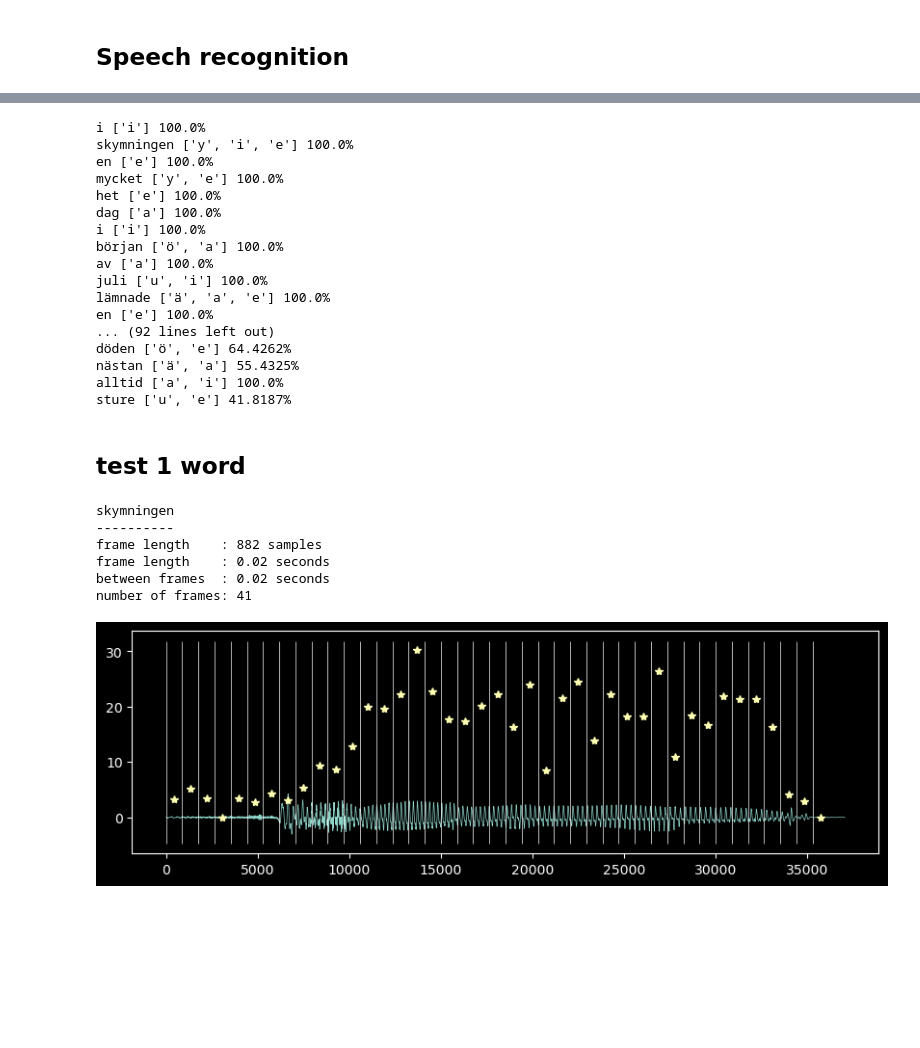
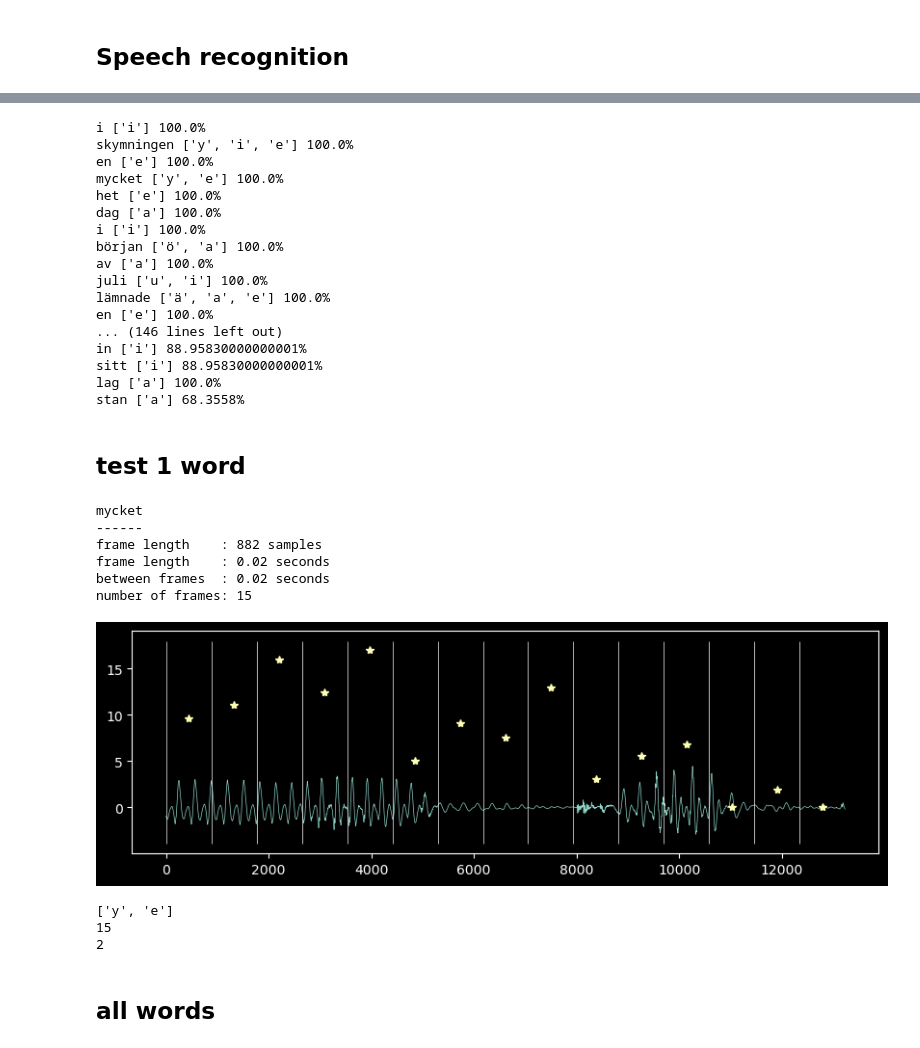
Before and after one commit to TobiasBjork/VowelProject, a Jupyter notebook: short_segments_stitch.ipynb, the cells around one changed output, grey strips where cells are left out. Saved outputs shown, nothing was run; the diff lists cells and outputs as text; code cells hidden in the pictures; blank space fills up the shorter version.

Commit message:
Extracting and stitching short frames

```diff
--- a/short_segments_stitch.ipynb
+++ b/short_segments_stitch.ipynb
@@ -20,13 +44,13 @@ plt.close("all")
 # %% [markdown]
 ## Speech recognition
 # %%
-audio_path = "audio_preproc/180923214834-Y20UOTIE-text-000_pp.wav"
+audio_path = "audio_preproc/combo_pp.wav"
 Fs, audio = wavfile.read(audio_path)
 model_path = "models/vosk-model-small-sv-rhasspy-0.15/"
 if "model" not in locals():
     model = Model(model_path)
 # %%
-words = tools.rec_vosk(audio_path, model, print_summary=False)
+words = tools.rec_vosk(audio_path, model, print_summary=True)
 
 text = " ".join([w["word"] for w in words])
 
@@ -47,7 +87,7 @@ for w in words:
     w["vowels"] = tools.checkVowels(w["word"], tools.VOWELS_SV)
 
 for w in words:
-    print(w["word"], w["vowels"], str(w["conf"]*100) + '%')
+    print(w["word"], w["vowels"], str(w["conf"] * 100) + "%")
 # %% [output]
 i ['i'] 100.0%
 skymningen ['y', 'i', 'e'] 100.0%
@@ -61,42 +101,60 @@ av ['a'] 100.0%
 juli ['u', 'i'] 100.0%
 lämnade ['ä', 'a', 'e'] 100.0%
 en ['e'] 100.0%
-... (92 lines left out)
-döden ['ö', 'e'] 64.4262%
-nästan ['ä', 'a'] 55.4325%
-alltid ['a', 'i'] 100.0%
-sture ['u', 'e'] 41.8187%
+... (146 lines left out)
+in ['i'] 88.95830000000001%
+sitt ['i'] 88.95830000000001%
+lag ['a'] 100.0%
+stan ['a'] 68.3558%
 # %% [markdown]
 ## test 1 word
 # %%
-def HNR_short(audio, Fs, n_peaks = -1):
-    fl = int(0.02 * Fs)
-    frames, f_start = tools.split_frames(audio, fl, Fs, overlap=0, print_info=True)
+def HNR_short(frames, Fs, n_peaks=-1):
+    """get frame index for peaks and hnr per frame"""
     hnr_frames = np.array([get_HNR(f, Fs) for f in frames])
-    peaks, peaks_prop = signal.find_peaks(hnr_frames)
-    peaks = peaks[(-peaks).argsort()[:n_peaks-1]] #läskig one-liner
-    return peaks, hnr_frames, f_start
+    peaks, _ = signal.find_peaks(hnr_frames)
+    peaks = peaks[(-peaks).argsort()[:n_peaks]]  # läskig one-liner
+    return peaks, hnr_frames
 # %%
-k = 1
+fl = int(0.02 * Fs)
+k = 3
 print(words[k]["word"])
 print("-" * len(words[k]["word"]))
 segments, vowels_per_segment = tools.segment_by_words(words, audio, Fs, tools.VOWELS_SV)
 x = segments[k] / segments[k].std()
+vowels = vowels_per_segment[k]
 
-fl = int(0.02 * Fs)
+
 frames, f_start = tools.split_frames(x, fl, Fs, overlap=0, print_info=True)
-hnr_frames = np.array([get_HNR(f, Fs) for f in frames])
+
+peak_frames, hnr_frames = HNR_short(frames, Fs, len(vowels))
+
 plt.figure(figsize=(10, 3))
 plt.plot(x)
 plt.plot(f_start + int(fl / 2), hnr_frames, "*")
 plt.vlines(f_start, *plt.ylim())
 
 plt.show()
 # %% [output]
-skymningen
-----------
+mycket
+------
 frame length    : 882 samples
 frame length    : 0.02 seconds
 between frames  : 0.02 seconds
-number of frames: 41
+number of frames: 15
-[figure, old version]
+[figure, new version]
+# %%
+grouped = {v: [] for v in tools.VOWELS_SV}
+print(vowels)
+print(len(frames))
+print(len(peak_frames))
+
+if len(peak_frames) == len(vowels):
+    for i, v in enumerate(vowels):
+        grouped[v].append(frames[peak_frames[i]])
+# %% [output]
+['y', 'e']
+15
+2
+# %% [markdown]
+## all words
```
Also changed, not shown: parts of 7 cells of this notebook, 15 other files.
